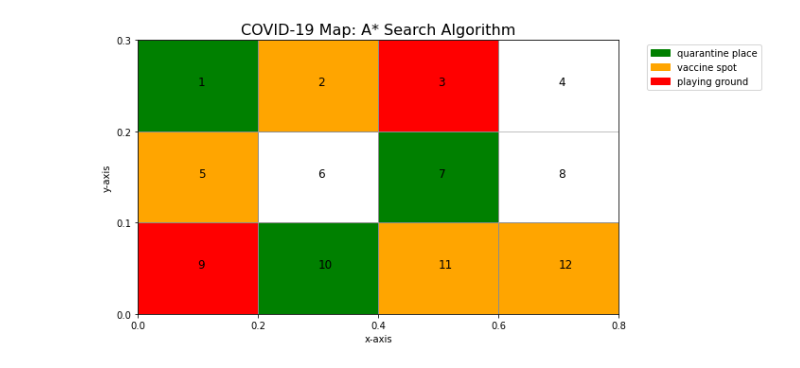
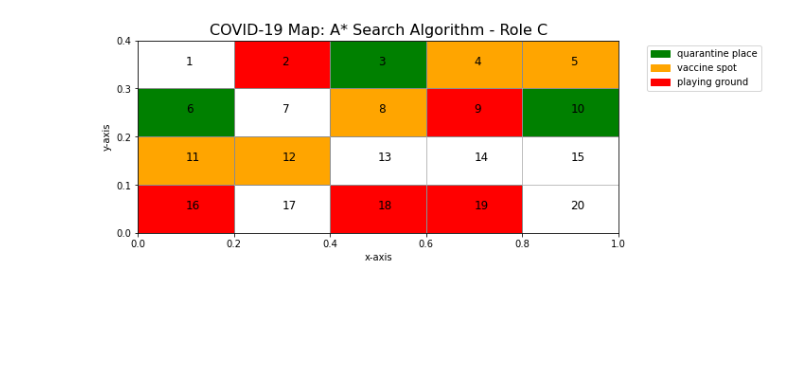
Before and after one commit to BestBonBai/COMP472, a Jupyter notebook: A1/A1_test.ipynb, the cells around one changed output. Drawn from its saved outputs; the diff is of its cells as text; code cells hidden in the pictures; blank space fills up the shorter version.

```diff
--- a/A1/A1_test.ipynb
+++ b/A1/A1_test.ipynb
@@ -20,19 +14,21 @@ plt.show()
 # %%
 fig, ax= plt.subplots(figsize=(10,5)) # set a 5X10 Canvas
 
-offset_y = 0.1 #for width * length = 0.1*0.2
-offset_x = 0.2
-row = 3
-column = 4
-ylim = row*offset_y
-xlim = column*offset_x
+# Row & Column need to be inputted by user
+row = 4
+column = 5
+
+# create a new map
+aMap = MyMap(row, column)
+
 # set the axis range
-ax.set_xlim(0,xlim)
-ax.set_ylim(0,ylim)
+ax.set_xlim(0,aMap.xlim)
+ax.set_ylim(0,aMap.ylim)
 
 # create the scales of the axis
-x_arr = np.linspace(0, xlim, column+1)
-y_arr = np.linspace(0, ylim, row+1)
+x_arr, y_arr = aMap.get_axis_scales()
+# x_arr = np.linspace(0, aMap.xlim, column+1)
+# y_arr = np.linspace(0, aMap.ylim, row+1)
 
 # test the values of X and Y axis
 print(x_arr)
@@ -45,53 +41,33 @@ ax.set_yticks(y_arr)
 # set title and axis-lables
 ax.set_xlabel("x-axis")
 ax.set_ylabel("y-axis")
-ax.set_title("COVID-19 Map: A* Search Algorithm", fontsize=16, color='black', verticalalignment="baseline")
+ax.set_title("COVID-19 Map: A* Search Algorithm - Role C", fontsize=16, color='black', verticalalignment="baseline")
 
-# set each grid's bottom-point for draw Rectangle
-num_grids = row*column
-x_rect_ptr_arr = np.round(x_arr[0:-1],1) # keep 0.1f
-y_rect_ptr_arr = np.round(y_arr[0:-1],1)
-# reverse y_rect_ptr_arr
-y_rect_ptr_arr = np.flip(y_rect_ptr_arr)
-print(x_rect_ptr_arr)
-print(y_rect_ptr_arr)
+# user input the role type
+aMap.role_type = 'role_c'
 
-lst_grids = []
-n=1
-# assign each grid's bottom-point
-for yi in y_rect_ptr_arr:
-    for xi in x_rect_ptr_arr:
-#         print(xi, yi)
-        lst_grids.append(Grid(xi,yi,n,row,column))
-        n += 1
+# create all grids
+aMap.create_all_grids()
 
-# for item in lst_grids:
-#     print(item.get_grid_num())
-#     print(item.get_bot_ptr())
-print("lst_grids check length")
-print(len(lst_grids))
-
-q_arr = [1,7,10]
-v_arr = [2,5,11,12]
-p_arr = [3,9]
+# user input different types of the grids
+q_arr = [3,6,10]
+v_arr = [4,5,8,11,12]
+p_arr = [2,9,16,18,19]
 
 # set each grid's type
 for qi in q_arr:
-    lst_grids[qi-1].set_type("place_q")
+    aMap.list_grids[qi-1].set_type("place_q")
 
 for vi in v_arr:
-    lst_grids[vi-1].set_type("place_v")
+    aMap.list_grids[vi-1].set_type("place_v")
 
 for pi in p_arr:
-    lst_grids[pi-1].set_type("place_p")
+    aMap.list_grids[pi-1].set_type("place_p")
 
-for item in lst_grids:
-    print(str(item.get_grid_num()) + " is " + str(item.get_type()))
-    print(item.get_bot_ptr())
-    print("The neighbor grids are : " + str(item.get_neighbors_num()))
-
-
-print(lst_grids[1].get_neighbors_num())
+# for item in aMap.list_grids:
+#     print( "Num [" + str(item.num) + "] is " + str(item.type))
+#     print("Bottom-left point is : " + str(item.get_bottom_left_point()))
+#     print("Top-right point is : " + str(item.get_top_right_point()) + "\n")
 
 # set 3 types for each grid by user:
 # place_q(color:green): quarantine place, place_v(color: orange):vaccine spot, place_p(color: blue): playing ground
@@ -99,20 +75,20 @@ print(lst_grids[1].get_neighbors_num())
 
 #set different color for each grid
 # use Rectangle to draw each grid, xy is the bottom-left point of each grid
-for item in lst_grids:
-    if item.get_type() == "place_q":
-        rect = mpatches.Rectangle(item.get_bot_ptr(), offset_x, offset_y, edgecolor="black", facecolor="g")
+for item in aMap.list_grids:
+    if item.type == "place_q":
+        rect = mpatches.Rectangle(item.get_bottom_left_point(), aMap.offsetX, aMap.offsetY, edgecolor="black", facecolor="g")
         ax.add_patch(rect)
-    elif item.get_type() == "place_v":
-        rect = mpatches.Rectangle(item.get_bot_ptr(), offset_x, offset_y, edgecolor="black", facecolor="orange")
+    elif item.type == "place_v":
+        rect = mpatches.Rectangle(item.get_bottom_left_point(), aMap.offsetX, aMap.offsetY, edgecolor="black", facecolor="orange")
         ax.add_patch(rect)
-    elif item.get_type() == "place_p":
-        rect = mpatches.Rectangle(item.get_bot_ptr(), offset_x, offset_y, edgecolor="black", facecolor="r")
+    elif item.type == "place_p":
+        rect = mpatches.Rectangle(item.get_bottom_left_point(), aMap.offsetX, aMap.offsetY, edgecolor="black", facecolor="r")
         ax.add_patch(rect)
     else:
         pass
     # add text in map for grid's number
-    ax.text(item.x + offset_x/2,item.y+offset_y/2,str(item.get_grid_num()), fontsize=12, color="k", alpha=1)
+    ax.text(item.x + aMap.offsetX/2,item.y+aMap.offsetY/2,str(item.num), fontsize=12, color="k", alpha=1)
 
 
 # set legend
@@ -121,7 +97,7 @@ patch_v = mpatches.Patch(color='orange', label='vaccine spot')
 patch_p = mpatches.Patch(color='red', label='playing ground')
 plt.legend(handles=[patch_q, patch_v, patch_p], bbox_to_anchor=(1.05, 1.0), loc='upper left')
 plt.tight_layout()
-
+plt.gca().set_aspect('equal', adjustable='box')  # Equalize the scale of x-axis and y-axis
 
 ax.grid(True)
 plt.show()
@@ -146 +108 @@ The neighbor grids are : [8, 11]
-[figure, old version]
+[figure, new version]
```
Also changed, not shown: parts of 21 cells of this notebook, 11 other files.
